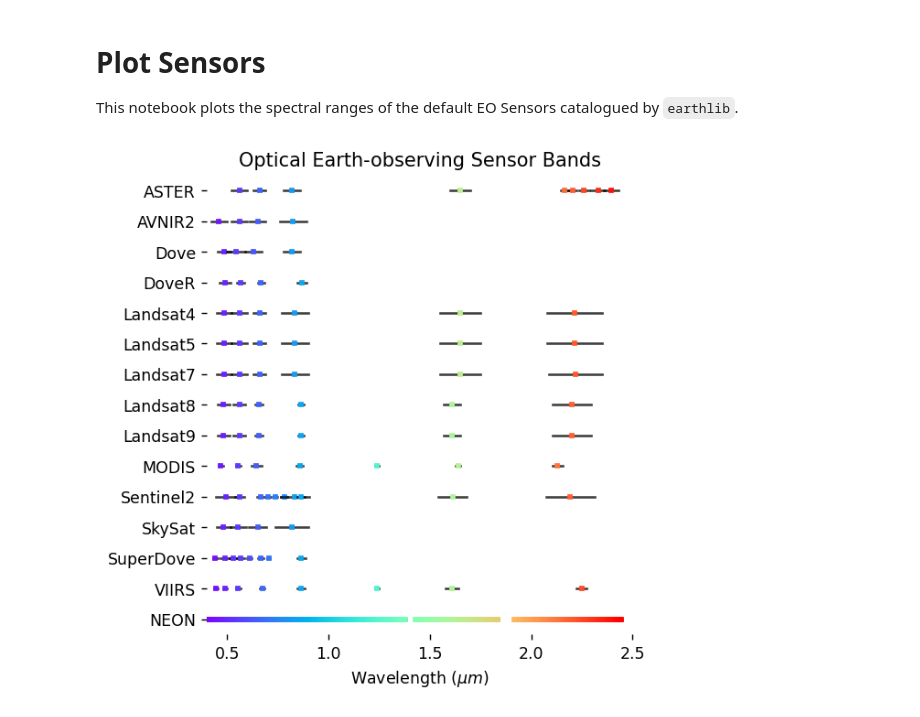
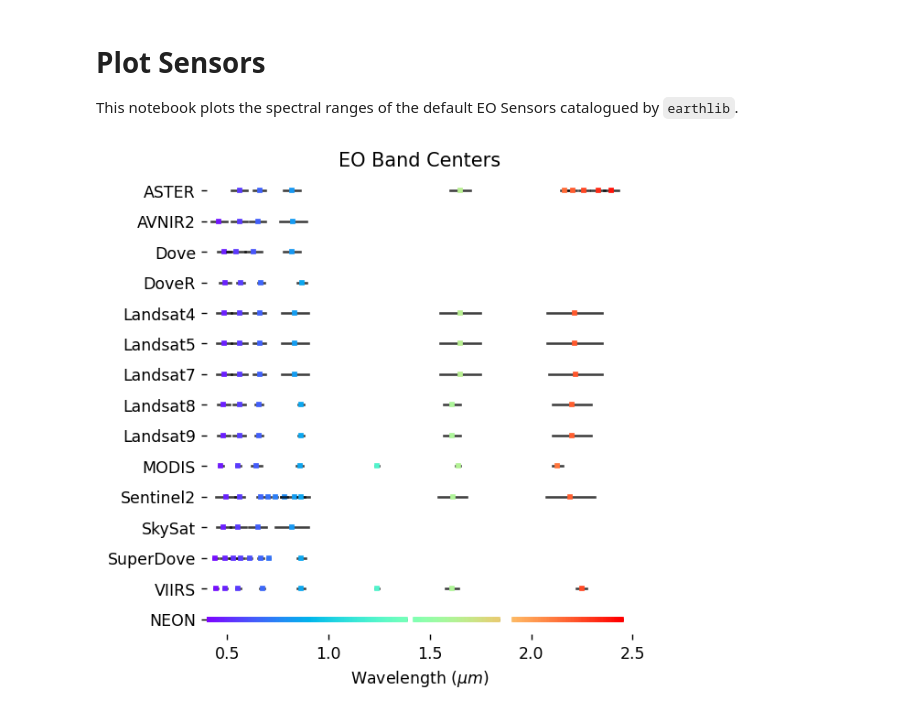
Before and after one commit to earth-chris/earthlib, a Jupyter notebook: notebooks/PlotSensors.ipynb, the cells around one changed output. Saved outputs shown, nothing was run; the diff lists cells and outputs as text; code cells hidden in the pictures.

```diff
--- a/notebooks/PlotSensors.ipynb
+++ b/notebooks/PlotSensors.ipynb
@@ -21,7 +21,7 @@ figsize = (5, 5)
 dpi = 125
 facecolor = 'white'
 # %%
-title = 'Optical Earth-observing Sensor Bands'
+title = 'EO Band Centers'
 cmap = plt.cm.rainbow
 wavelengths = library.sensor.band_centers
 
@@ -74,31 +74,31 @@ for sensor, ytick in zip(sensors, yticks):
         plt.plot(
             center,
             ytick,
             color=band_color,
             marker='s',
             markersize=2,
         )
 
 # labeling
 plt.title(title)
 plt.xlabel("Wavelength ($\mu m$)")
 plt.yticks(yticks, sensors)
 
 # styling
 plt.xlim(xlim)
 plt.xticks(xticks, xticks)
 plt.ylim(yticks.min() - 0.5, yticks.max() + 0.5)
 plt.gca().spines['top'].set_visible(False)
 plt.gca().spines['right'].set_visible(False)
 plt.gca().spines['left'].set_visible(False)
 plt.gca().spines['bottom'].set_visible(False)
 plt.tight_layout()
 
 # saving
 plt.savefig(
     os.path.join(plots, f'supported-sensors.png'),
     dpi=dpi,
     facecolor=facecolor,
 )
 # %% [output]
-[figure, old version]
+[figure, new version]
```
Also changed, not shown: 1 other file.
